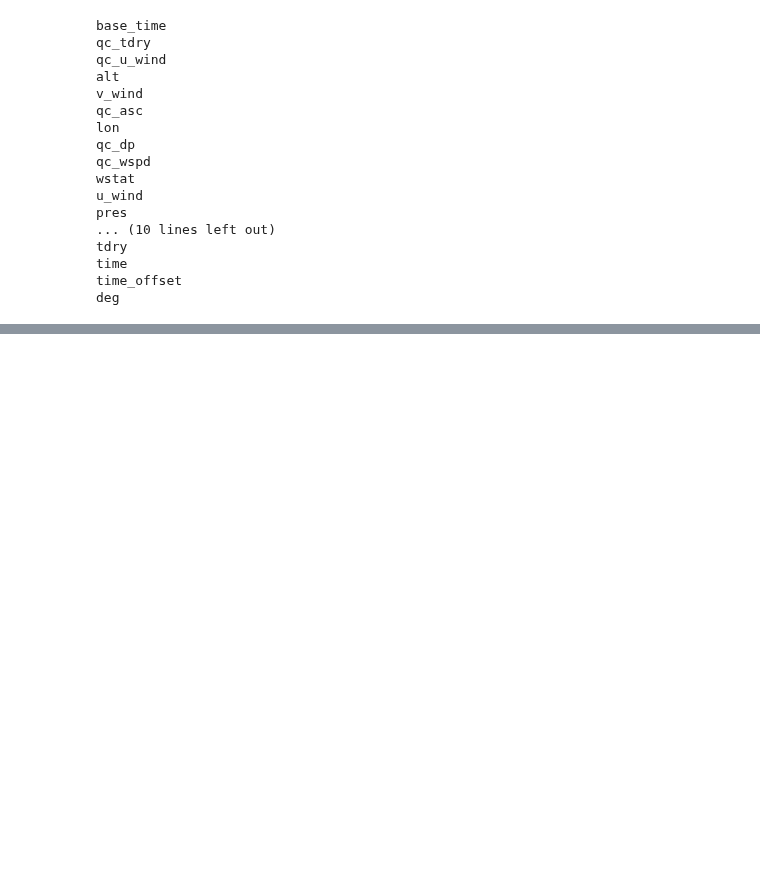
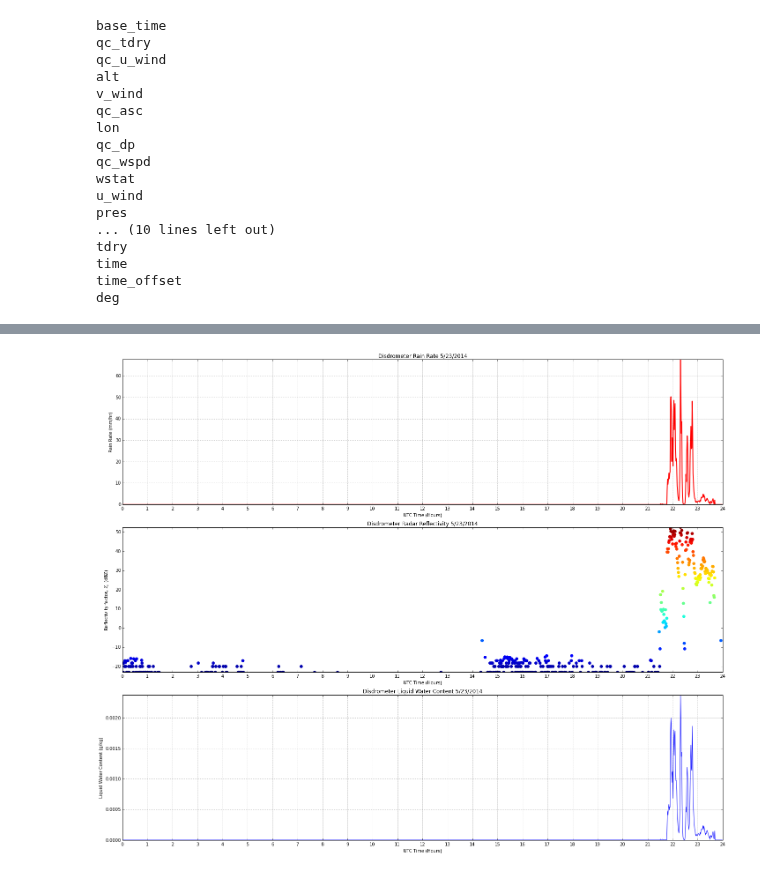
Before and after one commit to EVS-ATMOS/HRRR, a Jupyter notebook: notebooks/NetCDF Multiplot Figures.ipynb, the cells around one changed output, grey strips where cells are left out. Saved outputs shown, nothing was run; the diff lists cells and outputs as text; code cells hidden in the pictures; blank space fills up the shorter version.

```diff
--- a/notebooks/NetCDF Multiplot Figures.ipynb
+++ b/notebooks/NetCDF Multiplot Figures.ipynb
@@ -88 +59,62 @@ swc = f.variables['spectral_width_copol'].data
+# %%
+#Read in data
+dref = d.variables['radar_reflectivity'].data
+drr = d.variables['rain_rate'].data
+dlw = d.variables['liq_water'].data
+dt = d.variables['time'].data
+
+fig = plt.figure(figsize = [20,16])
+
+# Figure 1
+ax1 = fig.add_subplot(3,1,1)
+dt = d.variables['time'][:]
+day = [dt[i]/3600 for i in range(len(dt))]
+plt.plot(day,drr,lw=2,c='r')
+plt.title( 'Disdrometer Rain Rate 5/23/2014' )
+plt.xlabel('UTC Time (Hours)')
+plt.ylabel('Rain Rate (mm/hr)')
+ax1 = plt.gca()
+ax1.set_ylim([min(drr),max(drr)])
+ax1.set_xlim([0, 24])
+majorLocator = MultipleLocator(1)
+ax1.xaxis.set_major_locator(majorLocator)
+majorFormatter = FormatStrFormatter('%d')
+ax1.xaxis.set_major_formatter(majorFormatter)
+plt.grid()
+
+# Figure 2
+ax2 = fig.add_subplot(3,1,2)
+dref = ma.masked_where((dref == -9999),dref)
+plt.scatter(day,dref,c=dref,s=50,lw=0,cmap='jet')
+plt.title( 'Disdrometer Radar Reflectivity 5/23/2014' )
+plt.xlabel('UTC Time (Hours)')
+plt.ylabel(r'Reflectivity factor, $Z_e$ (dBZ)')
+ax2 = plt.gca()
+ax2.set_ylim([min(dref),max(dref)])
+ax2.set_xlim([0, 24])
+majorLocator = MultipleLocator(1)
+ax2.xaxis.set_major_locator(majorLocator)
+majorFormatter = FormatStrFormatter('%d')
+ax2.xaxis.set_major_formatter(majorFormatter)
+
+# Figure 3
+ax3 = fig.add_subplot(3,1,3)
+dlw = (dlw/(1000))
+plt.plot(day,dlw)
+plt.title( 'Disdrometer Liquid Water Content 5/23/2014' )
+plt.xlabel('UTC Time (Hours)')
+plt.ylabel('Liquid Water Content (g/kg)')
+ax3 = plt.gca()
+ax3.set_ylim([min(dlw),max(dlw)])
+ax3.set_xlim([0, 24])
+majorLocator = MultipleLocator(1)
+ax3.xaxis.set_major_locator(majorLocator)
+majorFormatter = FormatStrFormatter('%d')
+ax3.xaxis.set_major_formatter(majorFormatter)
+
+fig.tight_layout()
+plt.grid()
+plt.show()
+# %% [output]
+[figure, added]
 # %%
```
Also changed, not shown: parts of 7 cells of this notebook.
